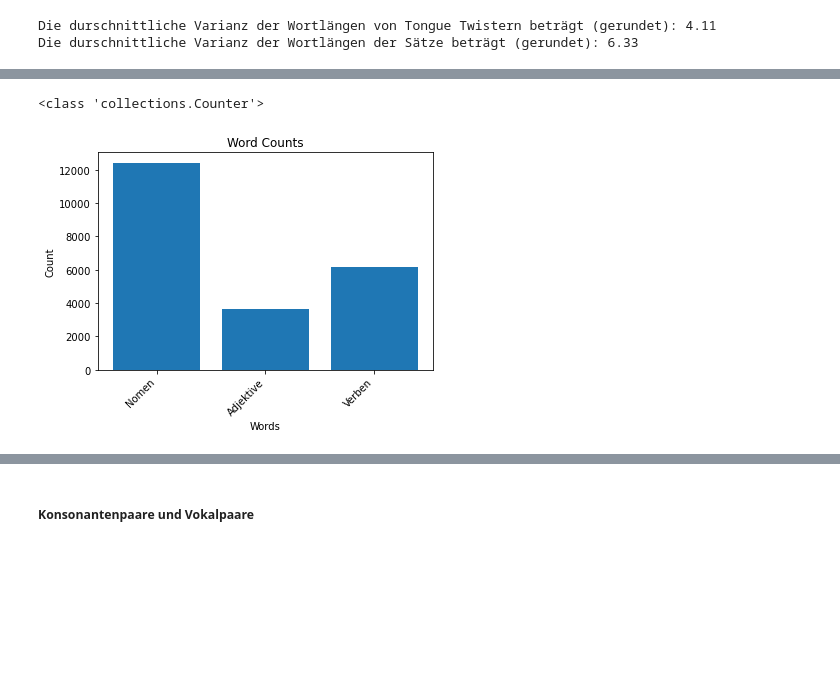
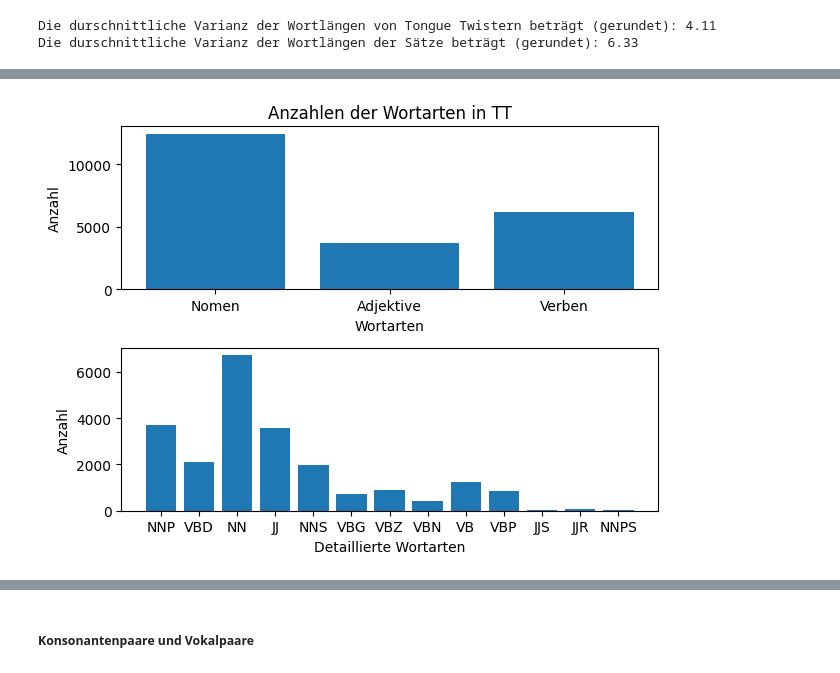
Before and after one commit to albertokoeselmunoz/tongue_twisters, a Jupyter notebook: data_understanding.ipynb, the cells around one changed output, grey strips where cells are left out. Saved outputs shown, nothing was run; the diff lists cells and outputs as text; code cells hidden in the pictures; blank space fills up the shorter version.

```diff
--- a/data_understanding.ipynb
+++ b/data_understanding.ipynb
@@ -187,43 +178,43 @@ Counter({'NN': 6712, 'NNP': 3695, 'JJ': 3554, 'VBD': 2126, 'NNS': 1997, 'VB': 12
-# %%
-c = zähle_Wortarten(textGesamt)
-
-print(type(c))
-# %% [output]
-<class 'collections.Counter'>
 # %%
+# TT
+wortarten = zähle_Wortarten(textGesamt)
 # Extract data for plotting
-words = list(c.keys())
-counts = list(c.values())
-words_dict = dict(c)
+words = list(wortarten.keys())
+counts = list(wortarten.values())
+words_dict = dict(wortarten)
 
 # Nomenwert erstellen
 NN = 0
 JJ = 0
 VB = 0
 for word in words:
     if word.startswith('NN'):
         NN += words_dict[word]
     elif word.startswith('JJ'):
         JJ += words_dict[word]
     elif word.startswith('VB'):
         VB += words_dict[word]
 
 categories = ['Nomen', 'Adjektive', 'Verben']
 values = [NN, JJ, VB]
 
-# Create a bar chart
+# Erstelle den ersten Plot für die Wortarten
+plt.subplot(2, 1, 1)  # 2 Zeilen, 1 Spalte, erster Plot
 plt.bar(categories, values)
-# plt.bar(words, counts)
+plt.xlabel('Wortarten')
+plt.ylabel('Anzahl')
+plt.title('Anzahlen der Wortarten in TT')
 
-# Customize plot labels and title
-plt.xlabel('Words')
-plt.ylabel('Count')
-plt.title('Word Counts')
+# Erstelle den zweiten Plot für die Wörter
+plt.subplot(2, 1, 2)  # 2 Zeilen, 1 Spalte, zweiter Plot
+plt.bar(words, counts)
+plt.xlabel('Detaillierte Wortarten')
+plt.ylabel('Anzahl')
 
-# Rotate x-axis labels for better readability (optional)
-plt.xticks(rotation=45, ha='right')
+# Passe den Abstand zwischen den Subplots an (optional)
+plt.tight_layout()
 
-# Show the plot
+# Zeige die Plots an
 plt.show()
 # %% [output]
-[figure, old version]
+[figure, new version]
```
Also changed, not shown: parts of 18 cells of this notebook.
